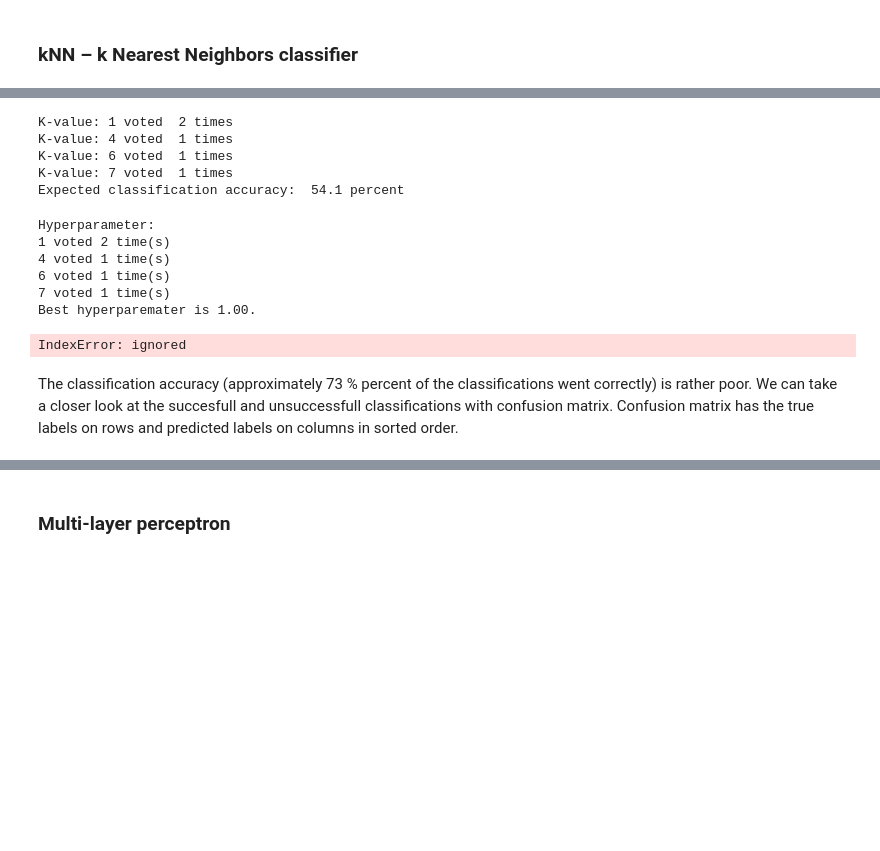
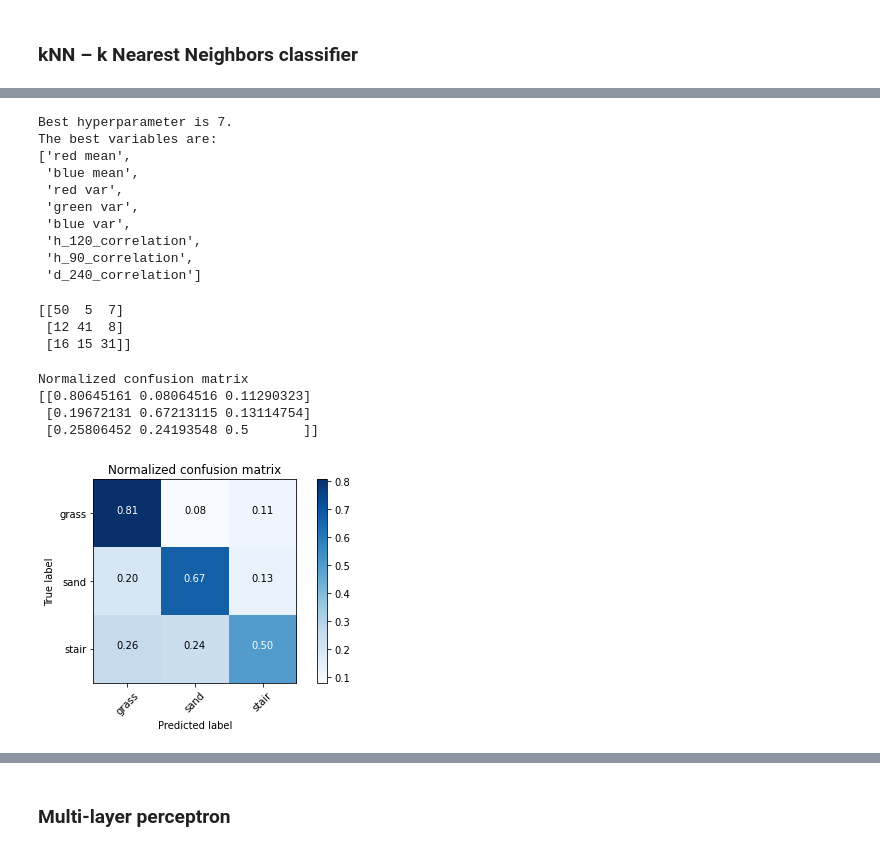
Before and after one commit to HannaKi/Image_classification_with_machine_learning_models, a Jupyter notebook: Image_classification.ipynb, the cells around one changed output, grey strips where cells are left out. Drawn from its saved outputs; the diff is of its cells as text; code cells hidden in the pictures; blank space fills up the shorter version.

```diff
--- a/Image_classification.ipynb
+++ b/Image_classification.ipynb
@@ -736,5 +720,7 @@ k Nearest Neighbors classifier is an alogorithm where classification is based on
 # %%
-param = range(1,31)
+# Compact nested GridSearchCV
+
+param = range(1,21)
 parameters={'n_neighbors': param}
 
 inner_cv = StratifiedKFold(n_splits=20, shuffle=True, random_state=4)
@@ -749,5 +735,5 @@ outer_pred = cross_val_predict(gscv, X=X, y=y, cv=outer_cv)
 
 print("Best parameter value:", gscv.best_params_)
 print()
-print("Classification accuracy: ", round((outer_score.mean())*100,1), "percent")
+print("Expected classification accuracy: ", round((outer_score.mean())*100,1), "percent")
 # %% [output]
@@ -913,36 +856,9 @@ for train_index, test_index in kfold_cv.split(X):
-# %%
-for i in np.unique(best_ks_K):
-    print("K-value:", i, "voted ", best_ks_K.count(i), "times")
-
-# flatten the predicted and true values to lists
-pred = []
-for array in y_preds_K:
-    for item in array:
-        pred.append(item)
-
-true = []
-for array in y_true:
-    for item in array:
-        true.append(item)
-
-print("Expected classification accuracy: ", round(accuracy_score(true, pred)*100,1), "percent")
-# %% [output]
-K-value: 1 voted  2 times
-K-value: 4 voted  1 times
-K-value: 6 voted  1 times
-K-value: 7 voted  1 times
-Expected classification accuracy:  54.1 percent
 # %%
-# what hyperparameter was the best one?
-print("Hyperparameter:")
-for i in np.unique(best_ks_K):
-    print(i, "voted", best_ks_K.count(i), "time(s)")
-
 # use hyperparameter indices to get the best features:
-counts = Counter(best_ks_K).most_common()
+counts = Counter(best_hyperparam_K).most_common()
 best_hyperparameter = counts[0][0] # best hyperparameter. In a tie situation the Counter chooses the first item.
-print(f"Best hyperparemater is {best_hyperparameter:0.2f}.")
-idx  = [i for i, x in enumerate(best_ks_K) if x == best_hyperparameter]
+print(f"Best hyperparameter is {best_hyperparameter}.")
+idx  = [i for i, x in enumerate(best_hyperparam_K) if x == best_hyperparameter]
 
 # best features are the ones that were used when training for the best hyperparm:
 best_feats = []
@@ -956,16 +872,33 @@ vars = [all_featurenames[i] for i in col_indices ]
 print("The best variables are:")
 pprint(vars)
 # %% [output]
-Hyperparameter:
-1 voted 2 time(s)
-4 voted 1 time(s)
-6 voted 1 time(s)
-7 voted 1 time(s)
-Best hyperparemater is 1.00.
+Best hyperparameter is 7.
+The best variables are:
+['red mean',
+ 'blue mean',
+ 'red var',
+ 'green var',
+ 'blue var',
+ 'h_120_correlation',
+ 'h_90_correlation',
+ 'd_240_correlation']
-IndexError: ignored
-# %% [markdown]
-The classification accuracy (approximately 73 % percent of the classifications went correctly) is rather poor. We can take a closer look at the succesfull and unsuccessfull classifications with confusion matrix. Confusion matrix has the true labels on rows and predicted labels on columns in sorted order.
 # %%
-# labels = ['grass', 'sand', 'stair']
-# cnf_matrix = confusion_matrix(y, outer_pred, labels)
-# print(cnf_matrix)
+labels = ['grass', 'sand', 'stair']
+cnf_matrix = confusion_matrix(y_true, y_preds_K, labels)
+print(cnf_matrix)
+# %% [output]
+[[50  5  7]
+ [12 41  8]
+ [16 15 31]]
+# %%
+# Plot normalized confusion matrix
+plt.figure()
+plot_confusion_matrix(cnf_matrix, classes = labels, normalize = True,
+                      title='Normalized confusion matrix')
+plt.show()
+# %% [output]
+Normalized confusion matrix
+[[0.80645161 0.08064516 0.11290323]
+ [0.19672131 0.67213115 0.13114754]
+ [0.25806452 0.24193548 0.5       ]]
+[figure, added]
```
Also changed, not shown: parts of 54 cells of this notebook.
